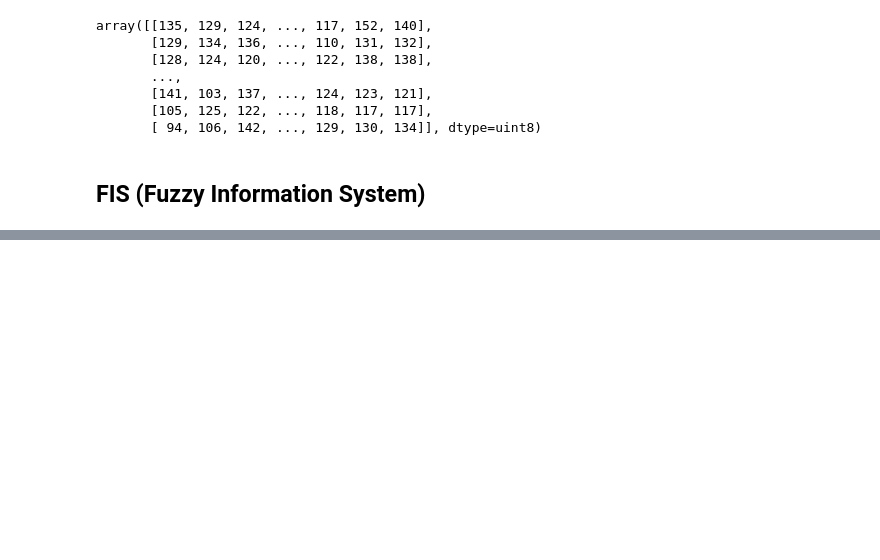
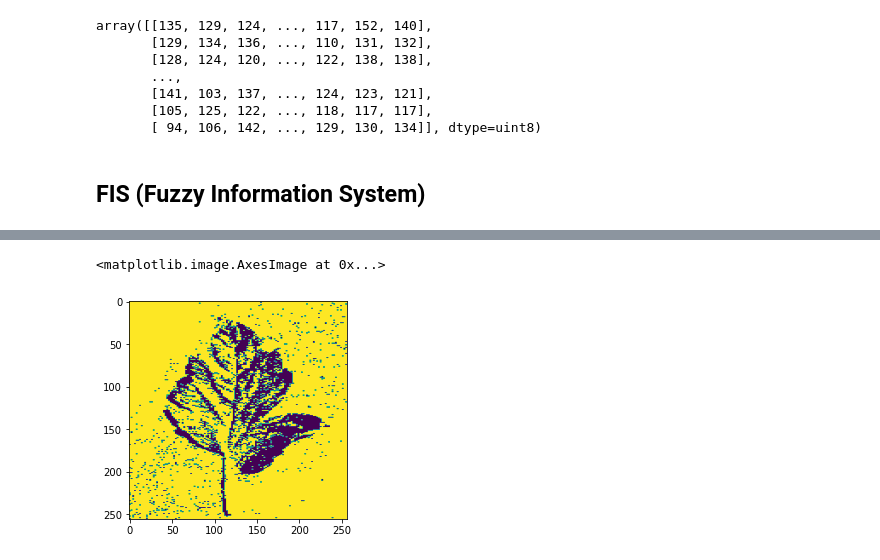
Before and after one commit to trifarameliniaa/SKRIPSI, a Jupyter notebook: Skripsi_Citra.ipynb, the cells around one changed output, grey strips where cells are left out. Cells and saved outputs as stored; diff of their text form; code cells hidden in the pictures; blank space fills up the shorter version.

Commit message:
kmeans ok

```diff
--- a/Skripsi_Citra.ipynb
+++ b/Skripsi_Citra.ipynb
@@ -71,0 +114,5 @@ def kurva_segitiga(cls, name, domain_min, domain_max, res, a, b, c):
+# %%
+criteria = (cv2.TERM_CRITERIA_EPS + cv2.TERM_CRITERIA_MAX_ITER, 10, 1.0)
+K = 2
+ret,label,center=cv2.kmeans(Z,K,None,criteria,10,cv2.KMEANS_RANDOM_CENTERS)
+print(label)
@@ -71,0 +132,5 @@ def kurva_segitiga(cls, name, domain_min, domain_max, res, a, b, c):
+# %%
+# back convert data into integer 8-bit values
+
+center = np.uint8(center)
+center
@@ -71,0 +140,3 @@ def kurva_segitiga(cls, name, domain_min, domain_max, res, a, b, c):
+# %%
+segmented_data = center[label.flatten()]
+segmented_data
@@ -71,0 +151,3 @@ def kurva_segitiga(cls, name, domain_min, domain_max, res, a, b, c):
+# %%
+segmented_image = segmented_data.reshape((im.shape))
+segmented_image
@@ -71,0 +162,7 @@ def kurva_segitiga(cls, name, domain_min, domain_max, res, a, b, c):
+# %%
+# visualize the segmented image
+
+plt.imshow(segmented_image)
+# %% [output]
+<matplotlib.image.AxesImage at 0x...>
+[figure, added]
```
Also changed, not shown: parts of 12 cells of this notebook.
